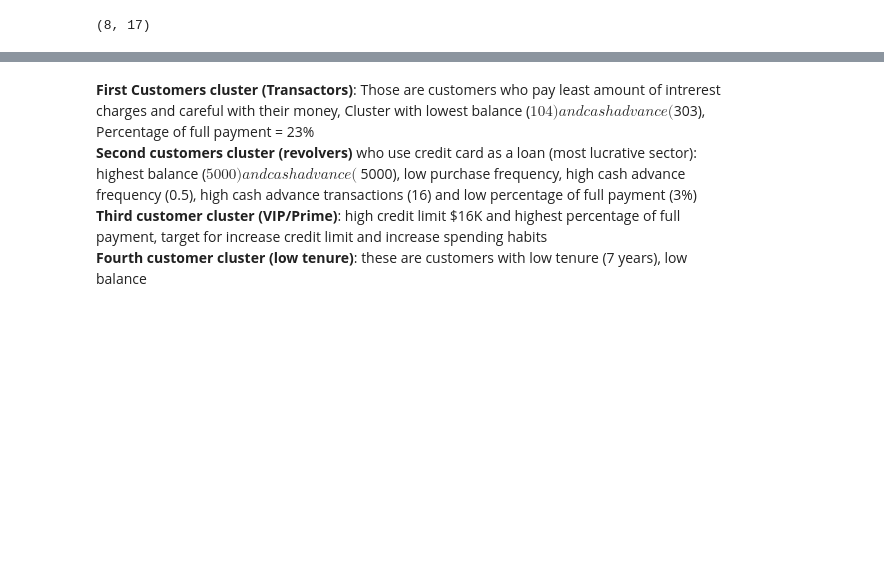
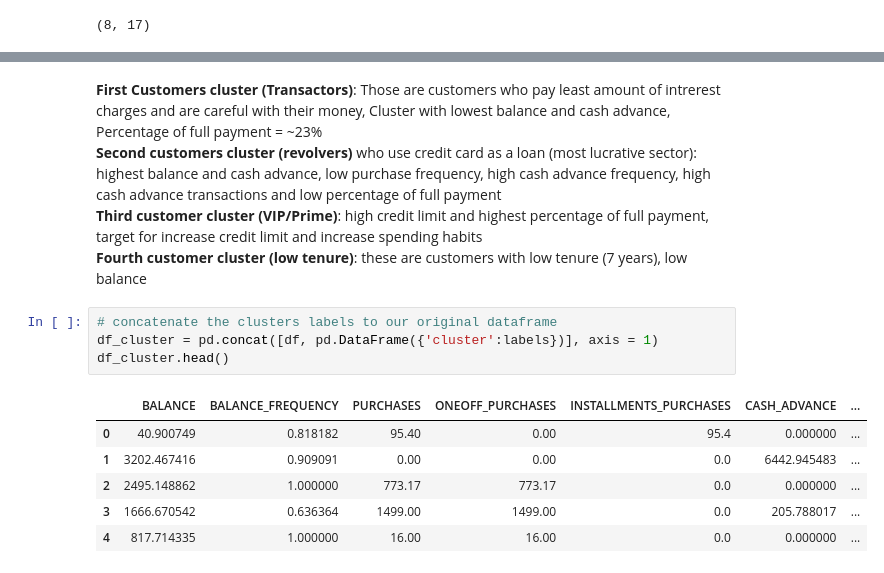
Before and after one commit to MauriPT/data-science-marketing-department, a Jupyter notebook: main.ipynb, the cells around one changed output, grey strips where cells are left out. Cells and saved outputs as stored; diff of their text form; blank space fills up the shorter version.

```diff
--- a/main.ipynb
+++ b/main.ipynb
@@ -199,5 +194,16 @@ cluster_centers
 # %% [markdown]
-**First Customers cluster (Transactors)**: Those are customers who pay least amount of intrerest charges and careful with their money, Cluster with lowest balance ($104) and cash advance ($303), Percentage of full payment = 23%<br>
-**Second customers cluster (revolvers)** who use credit card as a loan (most lucrative sector): highest balance ($5000) and cash advance (~$5000), low purchase frequency, high cash advance frequency (0.5), high cash advance transactions (16) and low percentage of full payment (3%)<br>
-**Third customer cluster (VIP/Prime)**: high credit limit $16K and highest percentage of full payment, target for increase credit limit and increase spending habits<br>
+**First Customers cluster (Transactors)**: Those are customers who pay least amount of intrerest charges and are careful with their money, Cluster with lowest balance and cash advance, Percentage of full payment = ~23%<br>
+**Second customers cluster (revolvers)** who use credit card as a loan (most lucrative sector): highest balance and cash advance, low purchase frequency, high cash advance frequency, high cash advance transactions and low percentage of full payment<br>
+**Third customer cluster (VIP/Prime)**: high credit limit and highest percentage of full payment, target for increase credit limit and increase spending habits<br>
 **Fourth customer cluster (low tenure)**: these are customers with low tenure (7 years), low balance
+# %%
+# concatenate the clusters labels to our original dataframe
+df_cluster = pd.concat([df, pd.DataFrame({'cluster':labels})], axis = 1)
+df_cluster.head()
+# %% [output]
+|  | BALANCE | BALANCE_FREQUENCY | PURCHASES | ONEOFF_PURCHASES | INSTALLMENTS_PURCHASES | CASH_ADVANCE | ... |
+| 0 | 40.900749 | 0.818182 | 95.40 | 0.00 | 95.4 | 0.000000 | ... |
+| 1 | 3202.467416 | 0.909091 | 0.00 | 0.00 | 0.0 | 6442.945483 | ... |
+| 2 | 2495.148862 | 1.000000 | 773.17 | 773.17 | 0.0 | 0.000000 | ... |
+| 3 | 1666.670542 | 0.636364 | 1499.00 | 1499.00 | 0.0 | 205.788017 | ... |
+| 4 | 817.714335 | 1.000000 | 16.00 | 16.00 | 0.0 | 0.000000 | ... |
```
Also changed, not shown: parts of 11 cells of this notebook.
